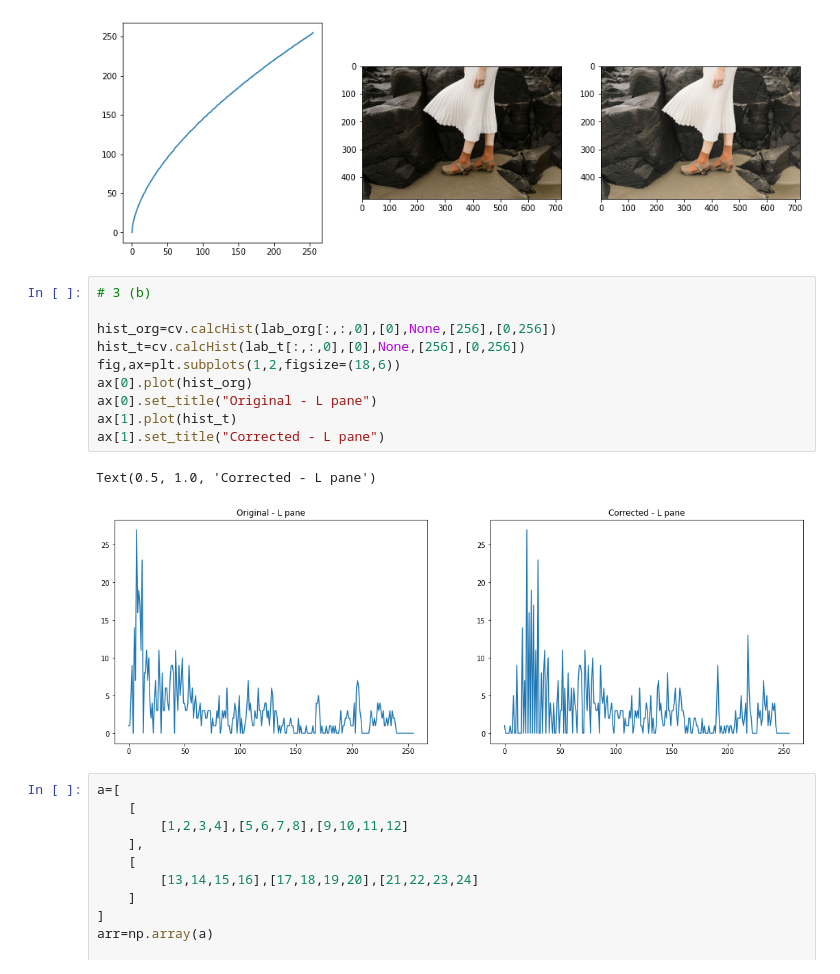
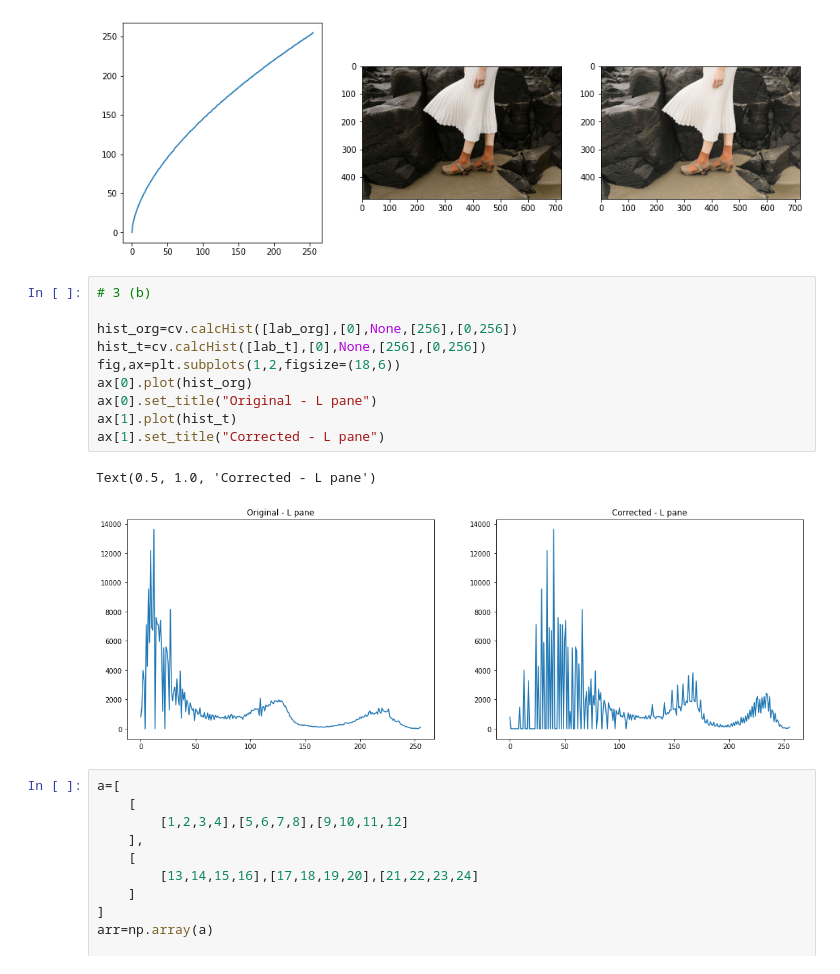
Before and after one commit to KCSAbeywickrama/EN2550-Excercises, a Jupyter notebook: Assignment_01/190018V_Ex0.ipynb, the cells around one changed output. Drawn from its saved outputs; the diff is of its cells as text.

```diff
--- a/Assignment_01/190018V_Ex0.ipynb
+++ b/Assignment_01/190018V_Ex0.ipynb
@@ -109,16 +109,16 @@ ax[2].imshow(rgb_t)
 # %%
 # 3 (b)
 
-hist_org=cv.calcHist(lab_org[:,:,0],[0],None,[256],[0,256])
-hist_t=cv.calcHist(lab_t[:,:,0],[0],None,[256],[0,256])
+hist_org=cv.calcHist([lab_org],[0],None,[256],[0,256])
+hist_t=cv.calcHist([lab_t],[0],None,[256],[0,256])
 fig,ax=plt.subplots(1,2,figsize=(18,6))
 ax[0].plot(hist_org)
 ax[0].set_title("Original - L pane")
 ax[1].plot(hist_t)
 ax[1].set_title("Corrected - L pane")
 # %% [output]
 Text(0.5, 1.0, 'Corrected - L pane')
-[figure, old version]
+[figure, new version]
 # %%
 a=[
     [
```
Also changed, not shown: parts of 2 cells of this notebook.
